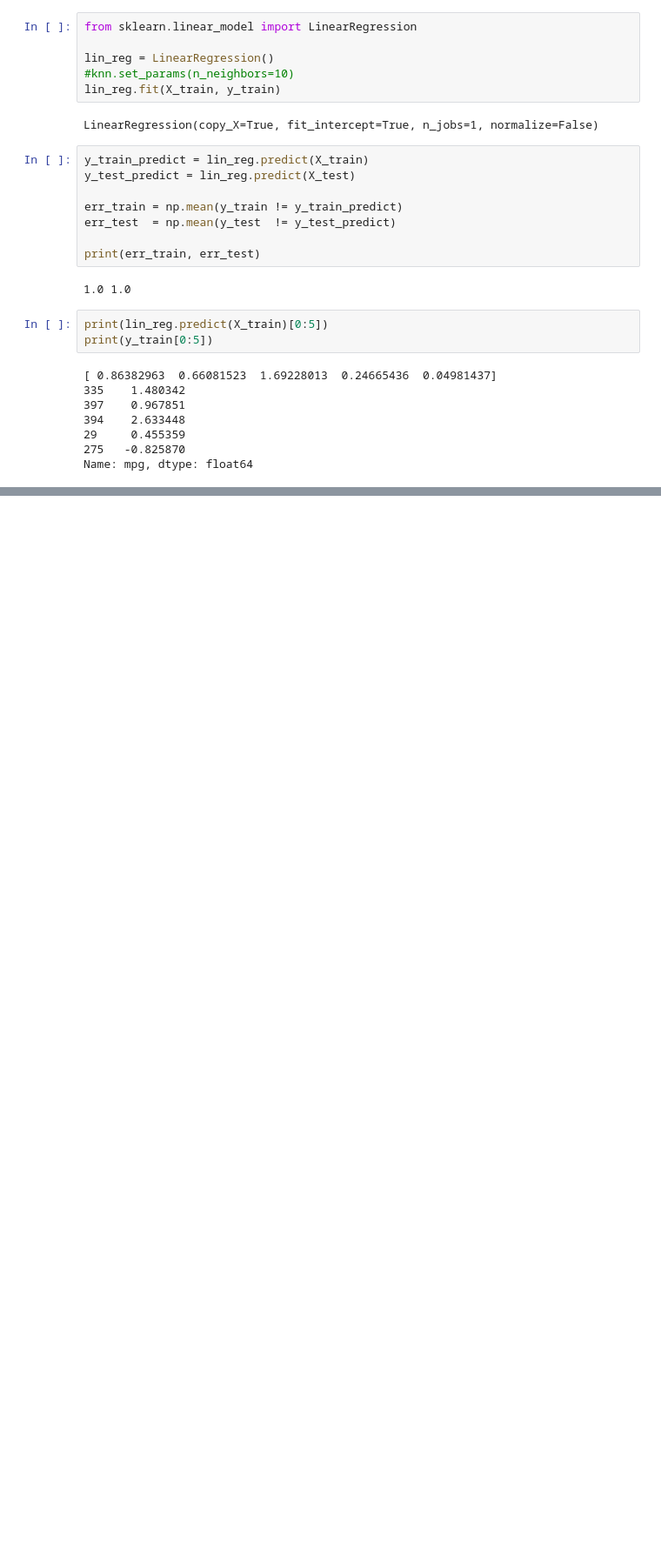
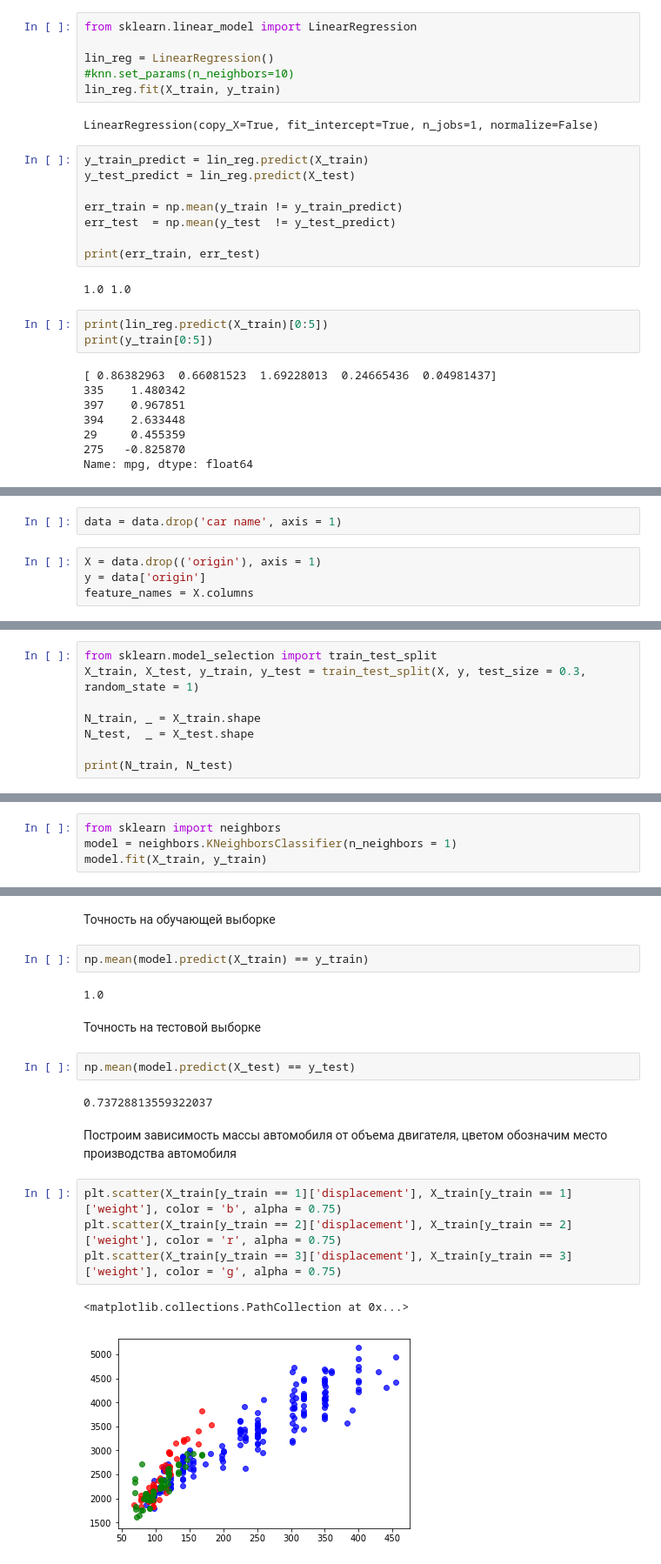
Before and after one commit to mzemlyanikin/hse-ml, a Jupyter notebook: auto-mpg.ipynb, the cells around one changed output, grey strips where cells are left out. Shown at 87% size. Cells and saved outputs as stored; diff of their text form; blank space fills up the shorter version.

```diff
--- a/auto-mpg.ipynb
+++ b/auto-mpg.ipynb
@@ -338,0 +377,6 @@ Name: mpg, dtype: float64
+# %%
+data = data.drop('car name', axis = 1)
+# %%
+X = data.drop(('origin'), axis = 1)
+y = data['origin']
+feature_names = X.columns
@@ -338,0 +385,8 @@ Name: mpg, dtype: float64
+# %%
+from sklearn.model_selection import train_test_split
+X_train, X_test, y_train, y_test = train_test_split(X, y, test_size = 0.3, random_state = 1)
+
+N_train, _ = X_train.shape
+N_test,  _ = X_test.shape
+
+print(N_train, N_test)
@@ -338,0 +418,4 @@ Name: mpg, dtype: float64
+# %%
+from sklearn import neighbors
+model = neighbors.KNeighborsClassifier(n_neighbors = 1)
+model.fit(X_train, y_train)
@@ -338,0 +426,21 @@ Name: mpg, dtype: float64
+# %% [markdown]
+Точность на обучающей выборке
+# %%
+np.mean(model.predict(X_train) == y_train)
+# %% [output]
+1.0
+# %% [markdown]
+Точность на тестовой выборке
+# %%
+np.mean(model.predict(X_test) == y_test)
+# %% [output]
+0.73728813559322037
+# %% [markdown]
+Построим зависимость массы автомобиля от объема двигателя, цветом обозначим место производства автомобиля
+# %%
+plt.scatter(X_train[y_train == 1]['displacement'], X_train[y_train == 1]['weight'], color = 'b', alpha = 0.75)
+plt.scatter(X_train[y_train == 2]['displacement'], X_train[y_train == 2]['weight'], color = 'r', alpha = 0.75)
+plt.scatter(X_train[y_train == 3]['displacement'], X_train[y_train == 3]['weight'], color = 'g', alpha = 0.75)
+# %% [output]
+<matplotlib.collections.PathCollection at 0x...>
+[figure, added]
```
Also changed, not shown: parts of 60 cells of this notebook.
